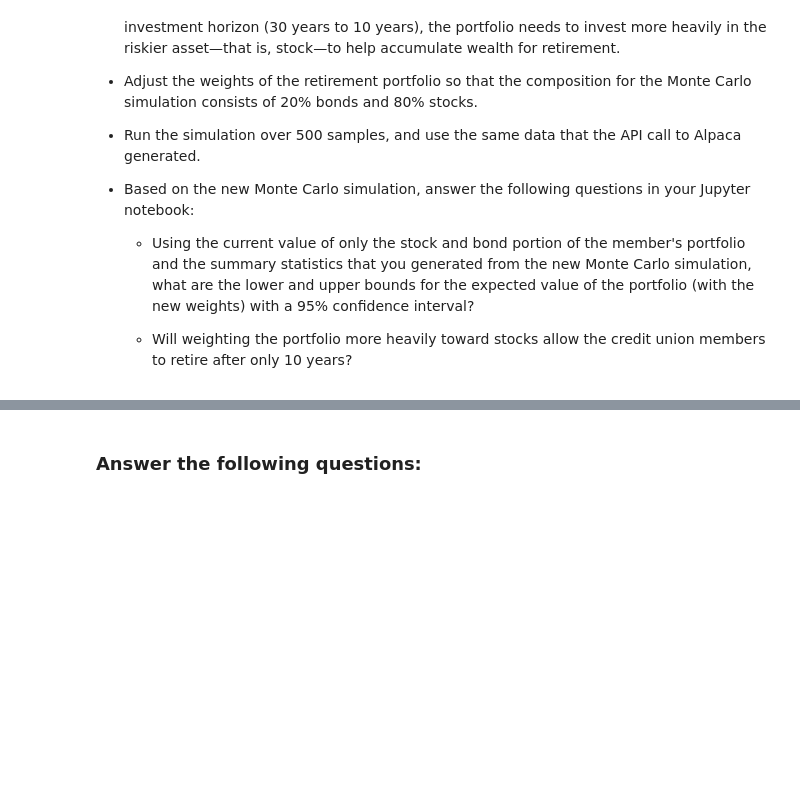
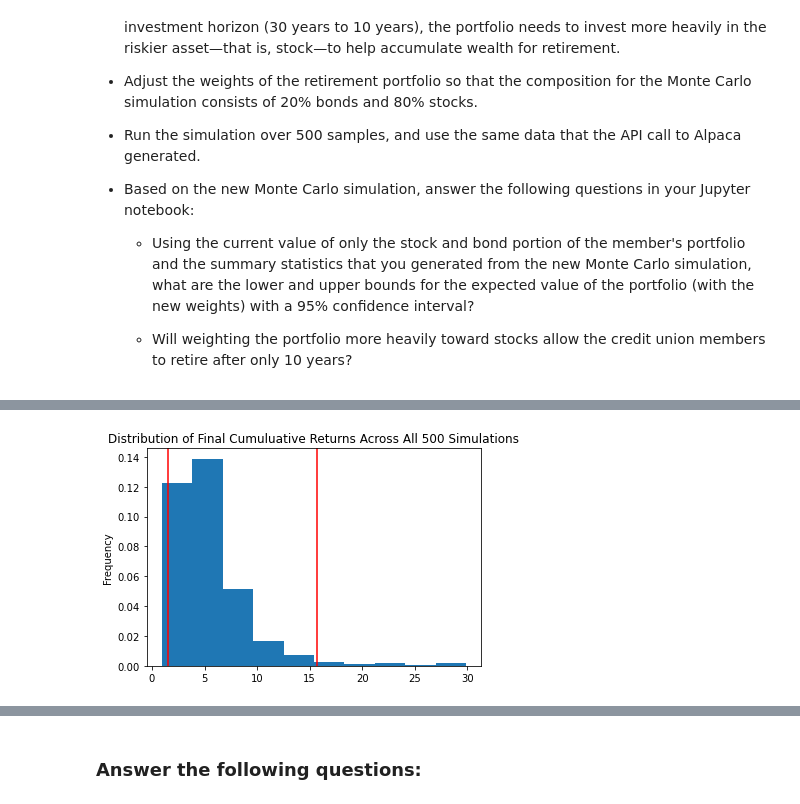
Before and after one commit to Aheesh/fin_planner, a Jupyter notebook: financial_planning_tools.ipynb, the cells around one changed output, grey strips where cells are left out. Drawn from its saved outputs; the diff is of its cells as text; code cells hidden in the pictures; blank space fills up the shorter version.

```diff
--- a/financial_planning_tools.ipynb
+++ b/financial_planning_tools.ipynb
@@ -603,7 +657,9 @@ For this new Monte Carlo simulation, do the following:
 # %%
 # Visualize the probability distribution of the 10-year Monte Carlo simulation
 # by plotting a histogram
-# YOUR CODE HERE
+mc_prob_dist=MC_sim.plot_distribution()
+# %% [output]
+[figure, added]
 # %%
 # Generate summary statistics from the 10-year Monte Carlo simulation results
 # Save the results as a variable
```
Also changed, not shown: parts of 15 cells of this notebook.
